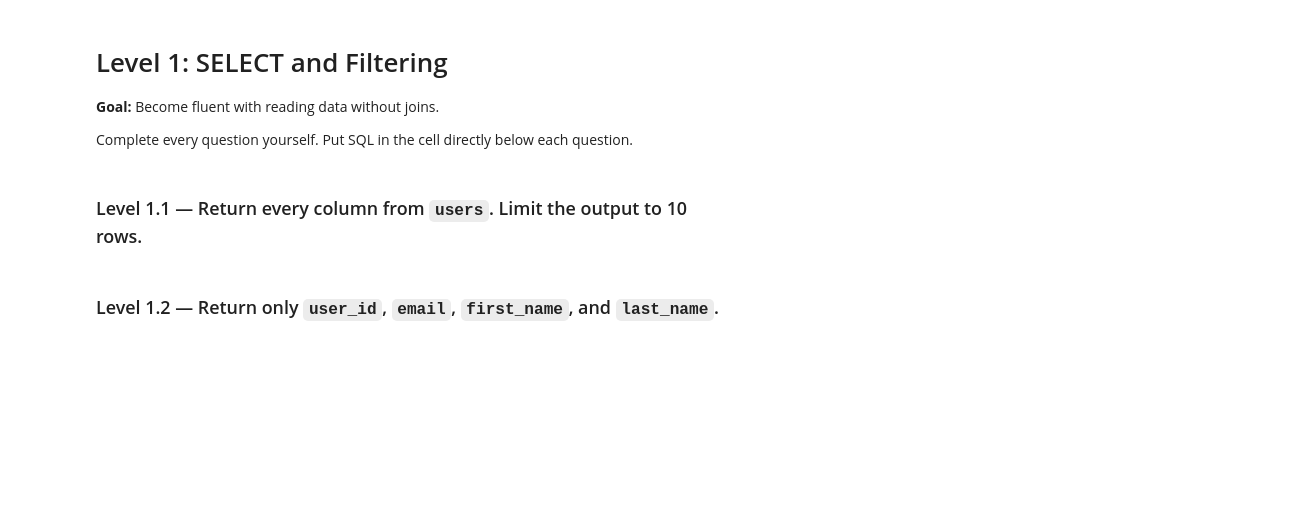
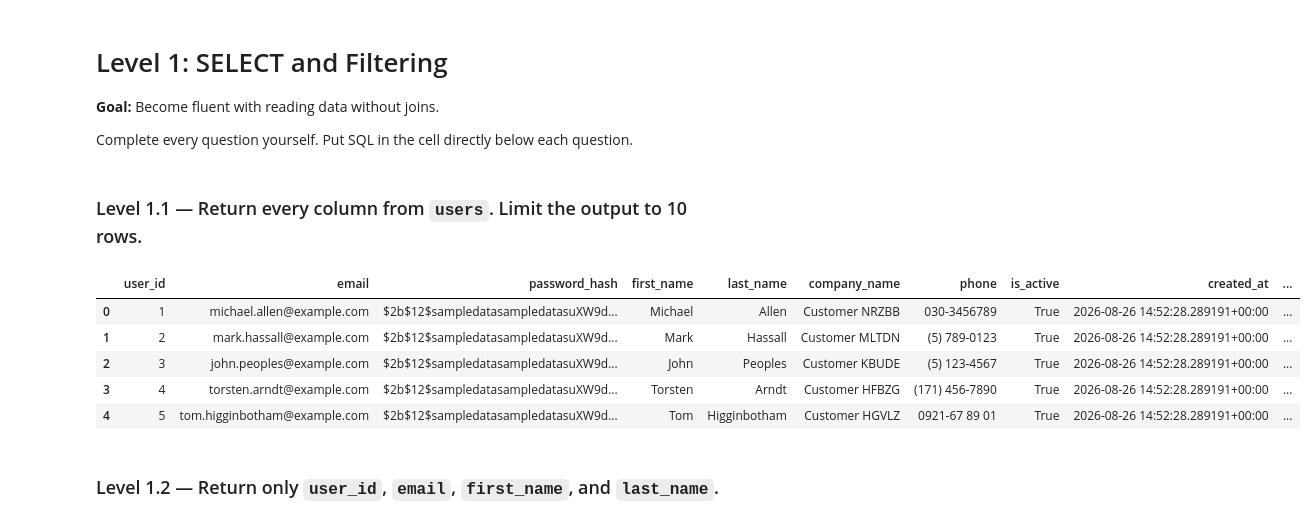
Before and after one commit to Thomasayanfeoluwa/E-Commerce-Analytics-Engineering-System, a Jupyter notebook: notebooks/01_sql_practice.ipynb, the cells around one changed output. Cells and saved outputs as stored; diff of their text form; code cells hidden in the pictures; blank space fills up the shorter version.

Commit message:
CUSTOMER DATABASE QUERY

```diff
--- a/notebooks/01_sql_practice.ipynb
+++ b/notebooks/01_sql_practice.ipynb
@@ -83,6 +83,18 @@ Complete every question yourself. Put SQL in the cell directly below each questi
 ### Level 1.1 — Return every column from `users`. Limit the output to 10 rows.
 # %%
 # Write your SQL here
+run_sql("""
+    SELECT *
+    FROM users
+    LIMIT 5;
+""")
+# %% [output]
+|  | user_id | email | password_hash | first_name | last_name | company_name | phone | is_active | created_at | ... |
+| 0 | 1 | michael.allen@example.com | $2b$12$sampledatasampledatasuXW9d... | Michael | Allen | Customer NRZBB | 030-3456789 | True | 2026-08-26 14:52:28.289191+00:00 | ... |
+| 1 | 2 | mark.hassall@example.com | $2b$12$sampledatasampledatasuXW9d... | Mark | Hassall | Customer MLTDN | (5) 789-0123 | True | 2026-08-26 14:52:28.289191+00:00 | ... |
+| 2 | 3 | john.peoples@example.com | $2b$12$sampledatasampledatasuXW9d... | John | Peoples | Customer KBUDE | (5) 123-4567 | True | 2026-08-26 14:52:28.289191+00:00 | ... |
+| 3 | 4 | torsten.arndt@example.com | $2b$12$sampledatasampledatasuXW9d... | Torsten | Arndt | Customer HFBZG | (171) 456-7890 | True | 2026-08-26 14:52:28.289191+00:00 | ... |
+| 4 | 5 | tom.higginbotham@example.com | $2b$12$sampledatasampledatasuXW9d... | Tom | Higginbotham | Customer HGVLZ | 0921-67 89 01 | True | 2026-08-26 14:52:28.289191+00:00 | ... |
 # %% [markdown]
 ### Level 1.2 — Return only `user_id`, `email`, `first_name`, and `last_name`.
 # %%
```
Also changed, not shown: parts of 4 cells of this notebook, 2 other files.
